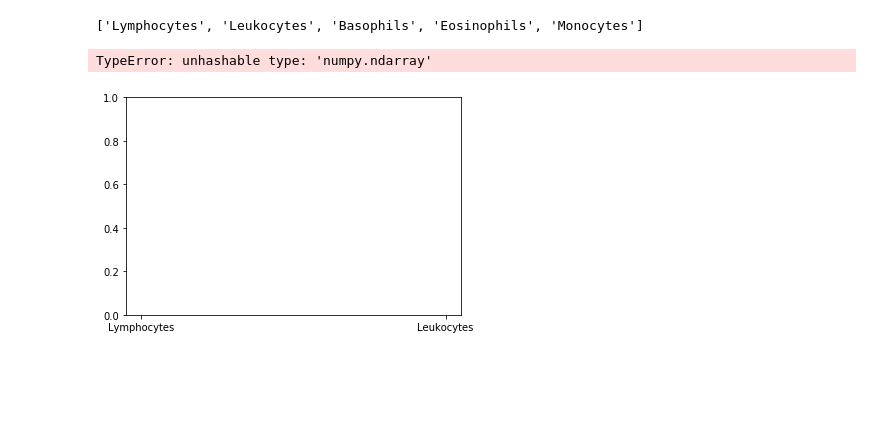
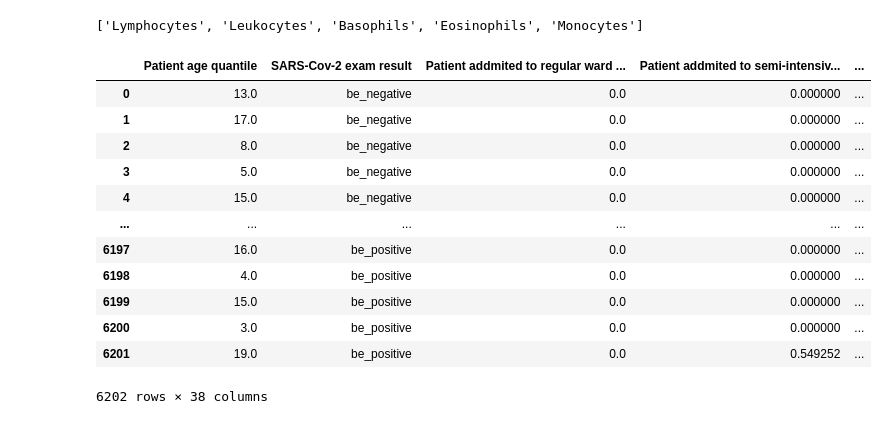
Before and after one commit to nawaritlk/Dataminig_Project_Visualization, a Jupyter notebook: realvisualization.ipynb, the cells around one changed output. Saved outputs shown, nothing was run; the diff lists cells and outputs as text; code cells hidden in the pictures; blank space fills up the shorter version.

```diff
--- a/realvisualization.ipynb
+++ b/realvisualization.ipynb
@@ -97,5 +66,24 @@ c = ['hsl('+str(h)+',50%'+',50%)' for h in np.linspace(0, 360, N)] #color
-# %%
-plt.bar(whiteBloodCell,virus_data)
-# %% [output]
-TypeError: unhashable type: 'numpy.ndarray'
-[figure, removed]
+# %%
+#balancedata['SARS-Cov-2 exam result'].replace({"b'negative'": "be_negative", "b'positive'": "be_positive"},inplace=True)
+data_result = balancedata[['SARS-Cov-2 exam result']]
+
+balancedata['SARS-Cov-2 exam result'].replace({b'negative':'be_negative',b'positive':'be_positive'}, inplace=True)
+#balancedata.replace(to_replace ="b'negative'", value ="be_negative")
+#balancedata.replace(to_replace ="b'positive'", value ="be_positive")
+balancedata
+#N = 20
+#c = ['hsl('+str(h)+',50%'+',50%)' for h in np.linspace(0, 360, N)] #color
+# %% [output]
+|  | Patient age quantile | SARS-Cov-2 exam result | Patient addmited to regular ward ... | Patient addmited to semi-intensiv... | ... |
+| 0 | 13.0 | be_negative | 0.0 | 0.000000 | ... |
+| 1 | 17.0 | be_negative | 0.0 | 0.000000 | ... |
+| 2 | 8.0 | be_negative | 0.0 | 0.000000 | ... |
+| 3 | 5.0 | be_negative | 0.0 | 0.000000 | ... |
+| 4 | 15.0 | be_negative | 0.0 | 0.000000 | ... |
+| ... | ... | ... | ... | ... | ... |
+| 6197 | 16.0 | be_positive | 0.0 | 0.000000 | ... |
+| 6198 | 4.0 | be_positive | 0.0 | 0.000000 | ... |
+| 6199 | 15.0 | be_positive | 0.0 | 0.000000 | ... |
+| 6200 | 3.0 | be_positive | 0.0 | 0.000000 | ... |
+| 6201 | 19.0 | be_positive | 0.0 | 0.549252 | ... |
+6202 rows × 38 columns
```
Also changed, not shown: parts of 8 cells of this notebook, 2 other files.
